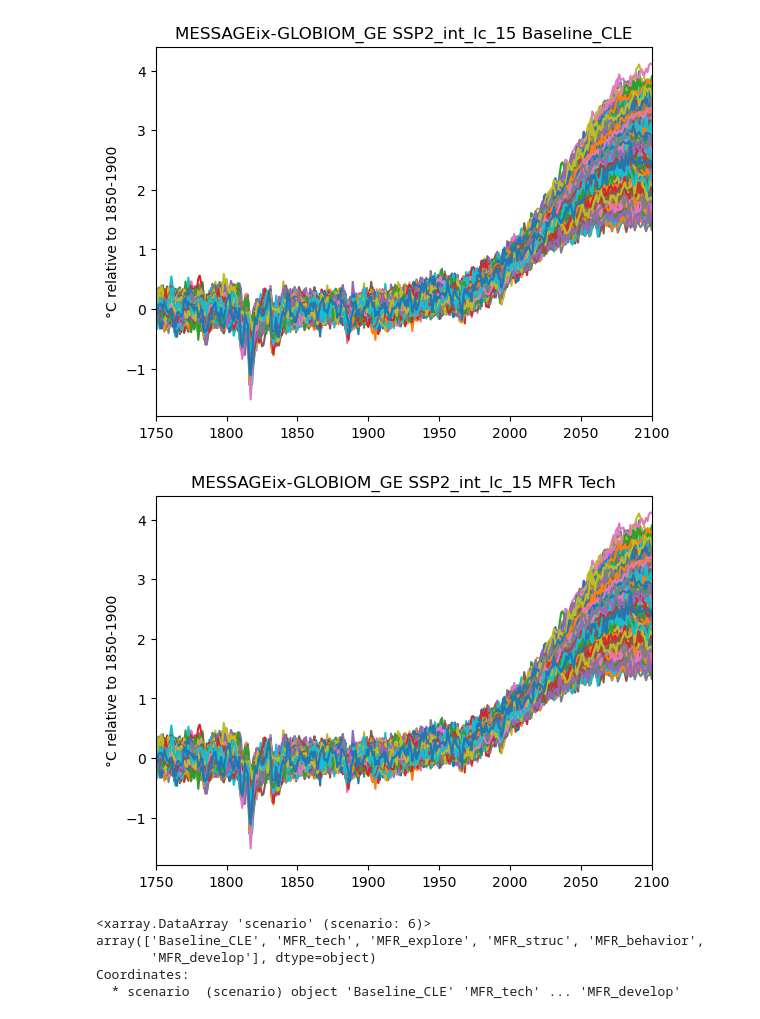
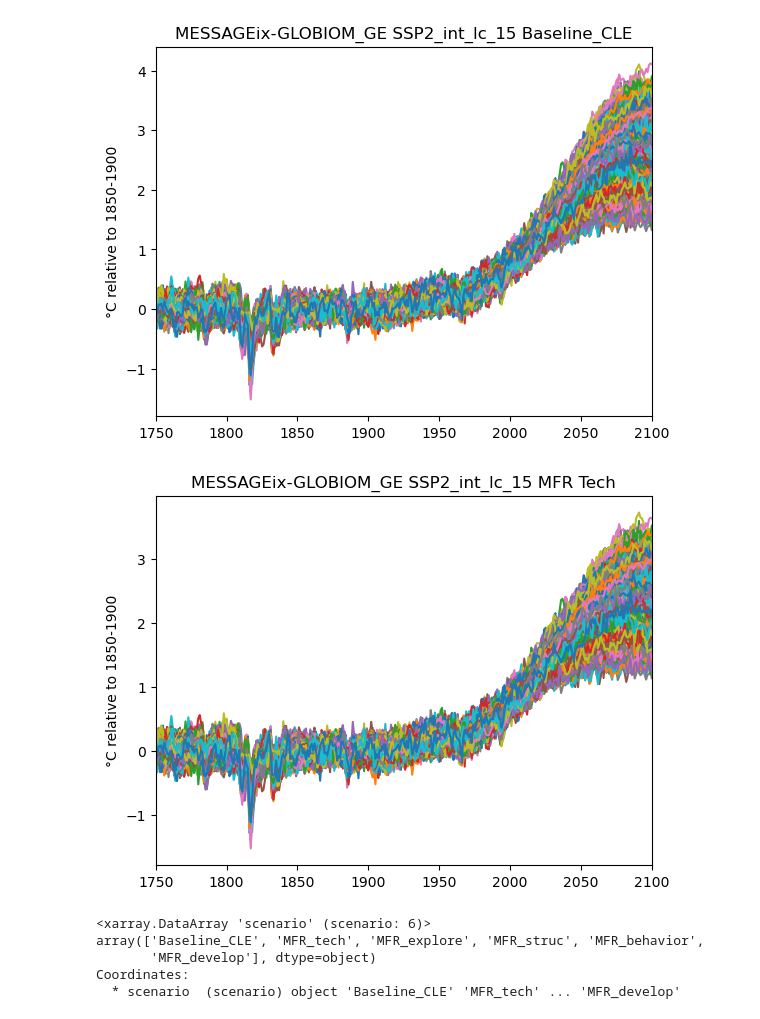
Before and after one commit to chrisroadmap/methane-mitigation, a Jupyter notebook: notebooks/sensecheck-analysis.ipynb, the cells around one changed output. Saved outputs shown, nothing was run; the diff lists cells and outputs as text; code cells hidden in the pictures.

```diff
--- a/notebooks/sensecheck-analysis.ipynb
+++ b/notebooks/sensecheck-analysis.ipynb
@@ -29,12 +29,12 @@ pl.ylabel('°C relative to 1850-1900');
 # %% [output]
 [figure]
 # %%
-pl.plot(ds.year, ds.temperature[:, 0, :]);
+pl.plot(ds.year, ds.temperature[:, 1, :]);
 pl.title("MESSAGEix-GLOBIOM_GE SSP2_int_lc_15 MFR Tech")
 pl.xlim(1750, 2100)
 pl.ylabel('°C relative to 1850-1900');
 # %% [output]
-[figure, old version]
+[figure, new version]
 # %%
 ds.coords["scenario"]
 # %% [output]
```
